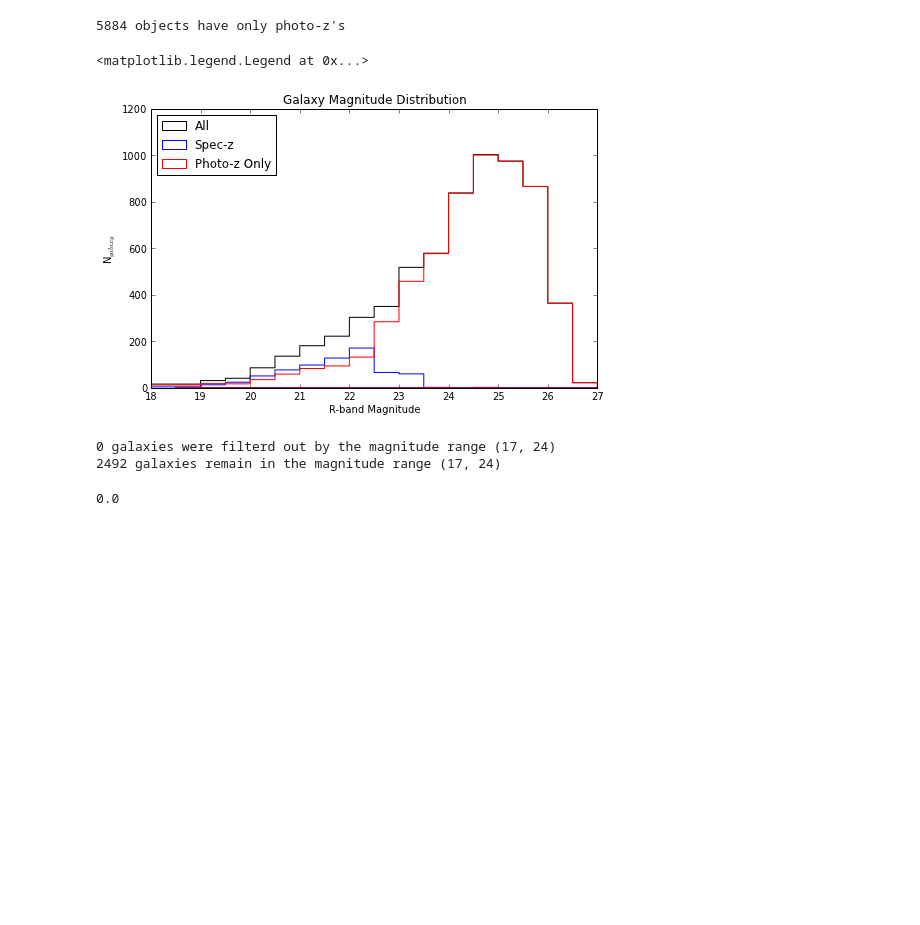
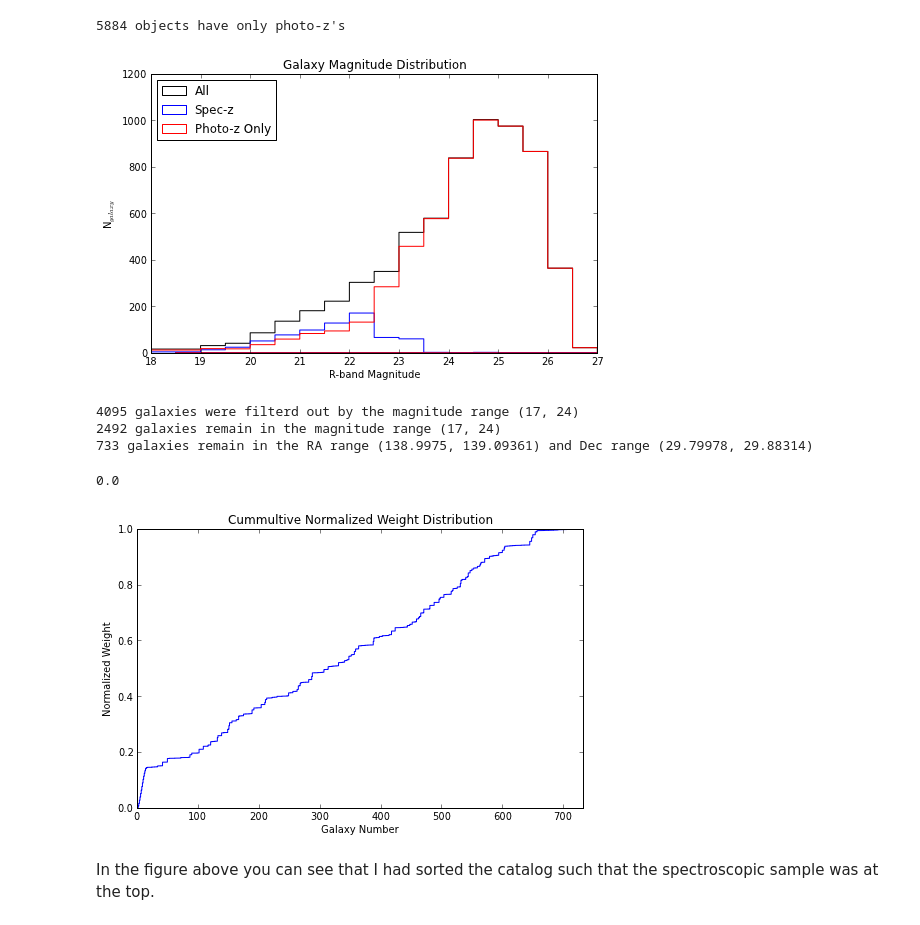
Before and after one commit to wadawson/dissertation, a Jupyter notebook: Chapter4/GalaxyCentroidUncertainty.ipynb, the cells around one changed output. Saved outputs shown, nothing was run; the diff lists cells and outputs as text; code cells hidden in the pictures; blank space fills up the shorter version.

```diff
--- a/Chapter4/GalaxyCentroidUncertainty.ipynb
+++ b/Chapter4/GalaxyCentroidUncertainty.ipynb
@@ -192,8 +189,8 @@ title('Galaxy Magnitude Distribution')
 ylabel('N$_{galaxy}$')
 xlabel('R-band Magnitude')
 legend(loc='upper left')
+savefig('magdist')
 # %% [output]
-<matplotlib.legend.Legend at 0x...>
 [figure]
 # %%
 # filter the catalog by the magrange
@@ -201,10 +198,21 @@ mask_mag = numpy.logical_and(cat[:,key['R']]>=magrange[0],cat[:,key['R']]<=magra
 cat = cat[mask_mag,:]
 print "{0} galaxies were filterd out by the magnitude range {1}".format(numpy.sum(~mask_mag),magrange)
 print "{0} galaxies remain in the magnitude range {1}".format(numpy.sum(mask_mag),magrange)
+
+# filter the catalog by the ra and dec range
+ra = cat[:,key['alpha']]
+mask_ra = numpy.logical_and(ra>=rarange[0],ra<=rarange[1])
+dec = cat[:,key['delta']]
+mask_dec = numpy.logical_and(dec>=decrange[0],dec<=decrange[1])
+mask_radec = mask_ra*mask_dec
+cat = cat[mask_radec,:]
+
 N_cat = numpy.shape(cat)[0]
+print "{0} galaxies remain in the RA range {1} and Dec range {2}".format(numpy.sum(N_cat),rarange,decrange)
 # %% [output]
-0 galaxies were filterd out by the magnitude range (17, 24)
+4095 galaxies were filterd out by the magnitude range (17, 24)
 2492 galaxies remain in the magnitude range (17, 24)
+733 galaxies remain in the RA range (138.9975, 139.09361) and Dec range (29.79978, 29.88314)
 # %%
 # calculate the redshift membership weights associated with each galaxy
 weight = numpy.zeros(N_cat)
@@ -220,6 +228,22 @@ weight *= mask_posweight
 numpy.min(weight)
 # %% [output]
 0.0
+# %%
+fig = figure()
+# determine the normalizes cumulative sum of the weight array
+w_norm = weight/numpy.sum(weight)
+w_cumsum = numpy.cumsum(w_norm)
+step(numpy.arange(numpy.size(weight)),w_cumsum)
+xlim((0,N_cat))
+ylim((0,1))
+title('Cummultive Normalized Weight Distribution')
+xlabel('Galaxy Number')
+ylabel('Normalized Weight')
+savefig('cumnormwghtdist')
+# %% [output]
+[figure, added]
+# %% [markdown]
+In the figure above you can see that I had sorted the catalog such that the spectroscopic sample was at the top.
 # %%
 hist(weight,bins=100,log=True,histtype='step')
 # %% [output]
```
Also changed, not shown: parts of 48 cells of this notebook, 7 other files.
